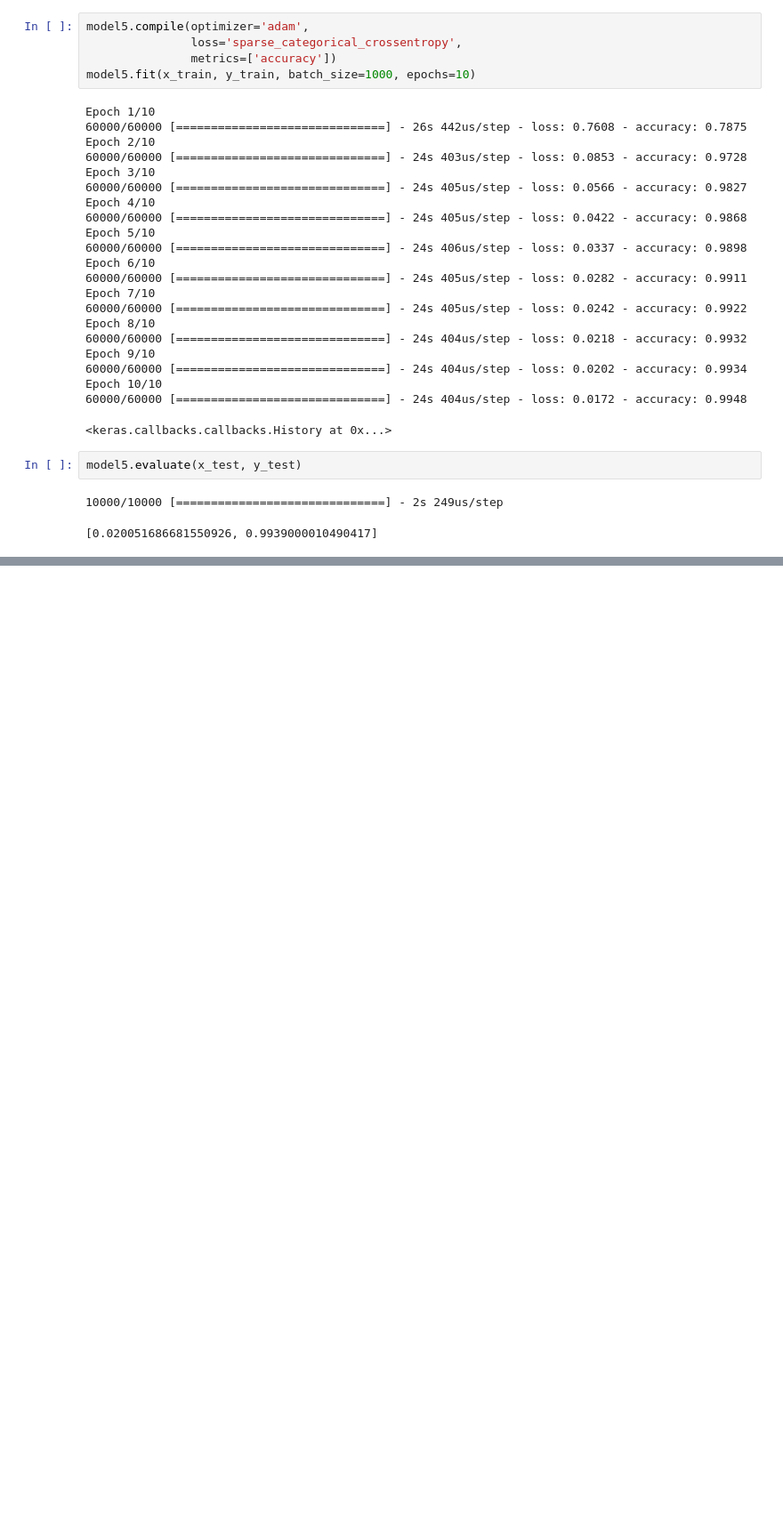
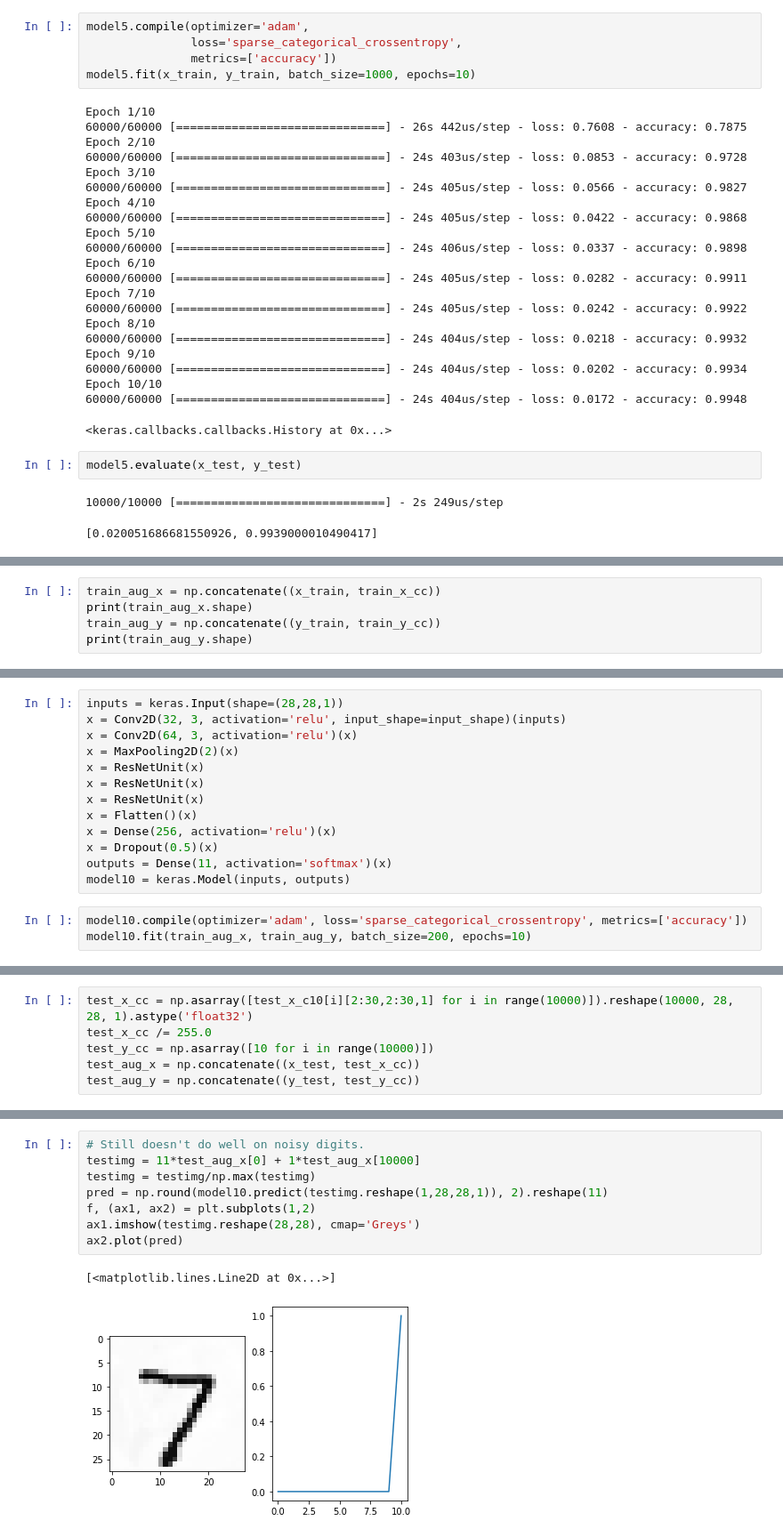
Before and after one commit to SeanScripts/digit-recognizer, a Jupyter notebook: digit_recognizer.ipynb, the cells around one changed output, grey strips where cells are left out. Shown: that part at 89% size. Drawn from its saved outputs; the diff is of its cells as text; blank space fills up the shorter version.

```diff
--- a/digit_recognizer.ipynb
+++ b/digit_recognizer.ipynb
@@ -440,0 +633,5 @@ model6.evaluate(x_test, y_test)
+# %%
+train_aug_x = np.concatenate((x_train, train_x_cc))
+print(train_aug_x.shape)
+train_aug_y = np.concatenate((y_train, train_y_cc))
+print(train_aug_y.shape)
@@ -440,0 +641,16 @@ model6.evaluate(x_test, y_test)
+# %%
+inputs = keras.Input(shape=(28,28,1))
+x = Conv2D(32, 3, activation='relu', input_shape=input_shape)(inputs)
+x = Conv2D(64, 3, activation='relu')(x)
+x = MaxPooling2D(2)(x)
+x = ResNetUnit(x)
+x = ResNetUnit(x)
+x = ResNetUnit(x)
+x = Flatten()(x)
+x = Dense(256, activation='relu')(x)
+x = Dropout(0.5)(x)
+outputs = Dense(11, activation='softmax')(x)
+model10 = keras.Model(inputs, outputs)
+# %%
+model10.compile(optimizer='adam', loss='sparse_categorical_crossentropy', metrics=['accuracy'])
+model10.fit(train_aug_x, train_aug_y, batch_size=200, epochs=10)
@@ -440,0 +679,6 @@ model6.evaluate(x_test, y_test)
+# %%
+test_x_cc = np.asarray([test_x_c10[i][2:30,2:30,1] for i in range(10000)]).reshape(10000, 28, 28, 1).astype('float32')
+test_x_cc /= 255.0
+test_y_cc = np.asarray([10 for i in range(10000)])
+test_aug_x = np.concatenate((x_test, test_x_cc))
+test_aug_y = np.concatenate((y_test, test_y_cc))
@@ -440,0 +691,11 @@ model6.evaluate(x_test, y_test)
+# %%
+# Still doesn't do well on noisy digits.
+testimg = 11*test_aug_x[0] + 1*test_aug_x[10000]
+testimg = testimg/np.max(testimg)
+pred = np.round(model10.predict(testimg.reshape(1,28,28,1)), 2).reshape(11)
+f, (ax1, ax2) = plt.subplots(1,2)
+ax1.imshow(testimg.reshape(28,28), cmap='Greys')
+ax2.plot(pred)
+# %% [output]
+[<matplotlib.lines.Line2D at 0x...>]
+[figure, added]
```
Also changed, not shown: parts of 32 cells of this notebook.
